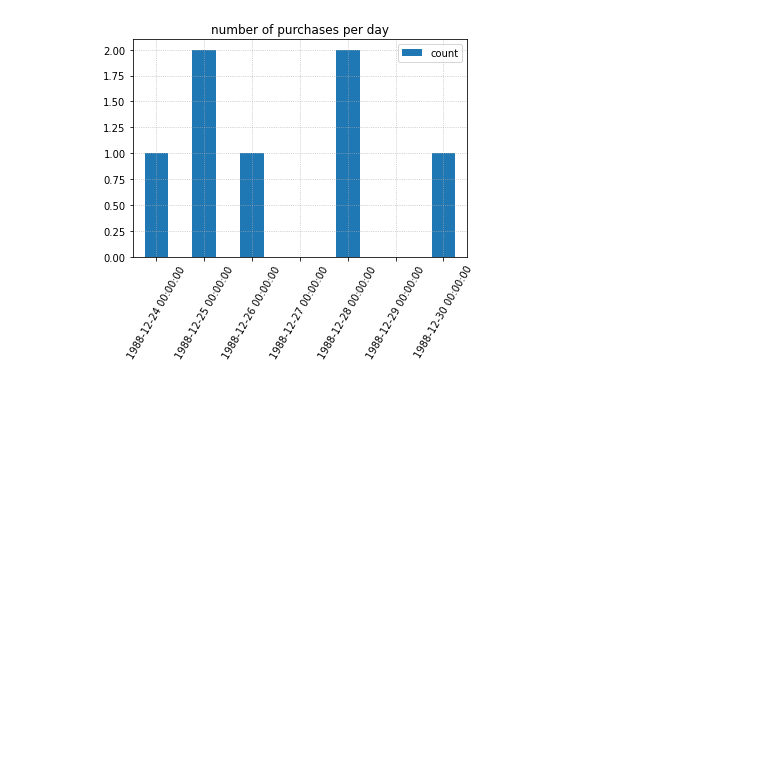
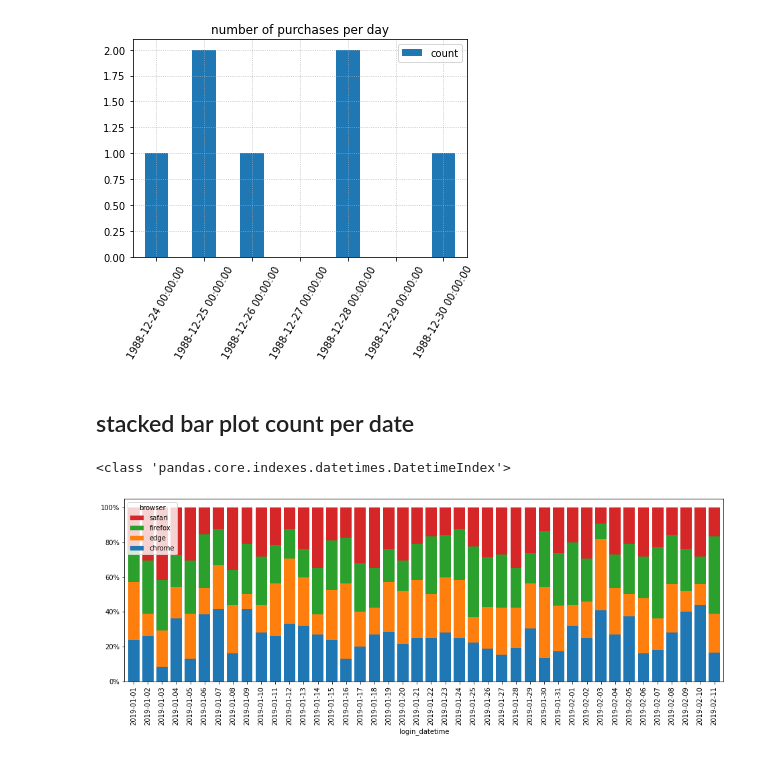
Before and after one commit to queirozfcom/python-sandbox, a Jupyter notebook: python3/notebooks/pandas-plot-date-time/Untitled.ipynb, the cells around one changed output. Saved outputs shown, nothing was run; the diff lists cells and outputs as text; code cells hidden in the pictures; blank space fills up the shorter version.

```diff
--- a/python3/notebooks/pandas-plot-date-time/Untitled.ipynb
+++ b/python3/notebooks/pandas-plot-date-time/Untitled.ipynb
@@ -56,3 +95,49 @@ add_grid()
 | 4 | 1988-12-30 | 1 |
 [figure]
 [figure]
+# %% [markdown]
+## stacked bar plot count per date
+# %%
+from datetime import date,datetime,timedelta
+
+import matplotlib.pyplot as plt
+import matplotlib.ticker as mtick
+import numpy as np
+import pandas as pd
+
+np.random.seed(42)
+
+# create a dummy dataset
+df = pd.DataFrame(
+    index=pd.to_datetime(
+        [datetime(2019,1,1)+timedelta(hours=h+10*np.random.uniform()) for h in range(0,1000)]
+    ),
+    data={
+        'browser': np.random.choice([
+            'chrome',
+            'firefox',
+            'safari',
+            'edge'
+        ],size=1000,replace=True)
+    },
+
+)
+
+print(type(df.index))
+# 'pandas.core.indexes.datetimes.DatetimeIndex'
+
+# just to make it more intuitive
+df.index.name= 'login_datetime'
+
+# you can pass a lambda function to the groupby function
+# so that it groups by the day (or anything else you want)
+df.groupby(by=[lambda dt: dt.strftime('%Y-%m-%d'),'browser']).size().groupby(level=0).apply(
+    lambda x: 100 * x / x.sum()
+).unstack().plot(kind='bar',stacked=True,legend='reverse',width=0.8)
+
+plt.gca().yaxis.set_major_formatter(mtick.PercentFormatter())
+plt.gcf().set_size_inches(16,5)
+plt.show()
+# %% [output]
+<class 'pandas.core.indexes.datetimes.DatetimeIndex'>
+[figure, added]
```
Also changed, not shown: parts of 2 cells of this notebook.
